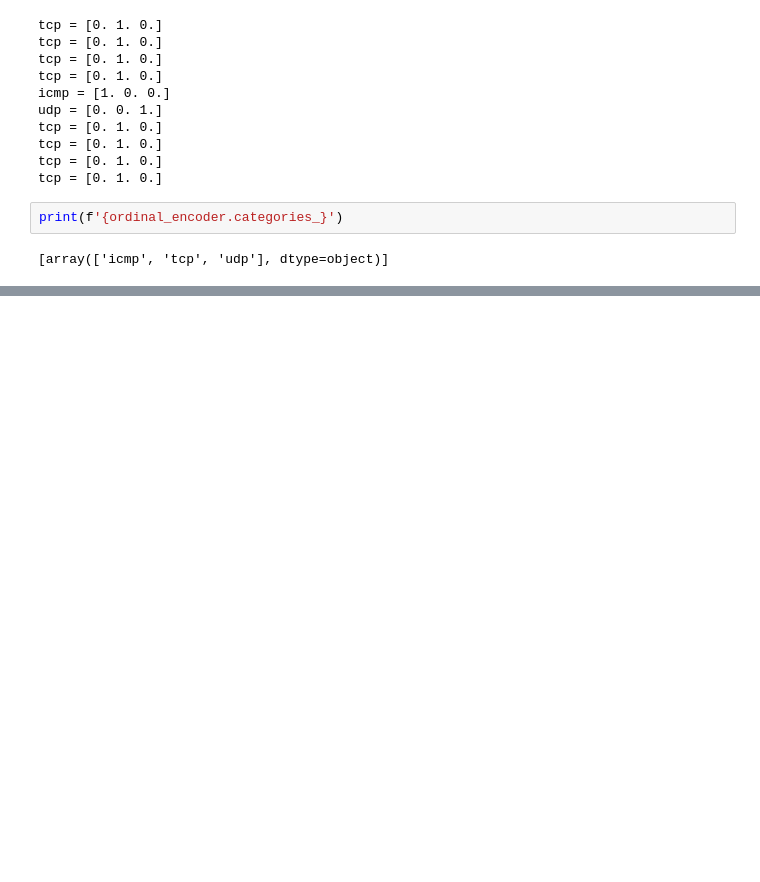
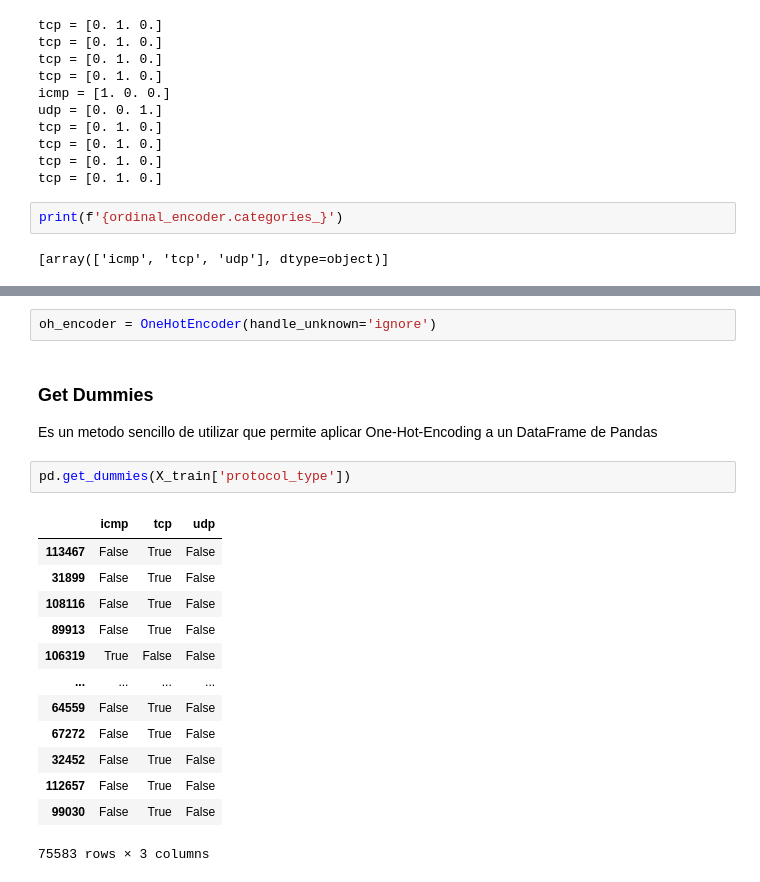
Before and after one commit to DiegoNoguez/Simulacion_Notebook, a Jupyter notebook: 08_Preparacion_del_DataSet.ipynb, the cells around one changed output, grey strips where cells are left out. Cells and saved outputs as stored; diff of their text form; blank space fills up the shorter version.

```diff
--- a/08_Preparacion_del_DataSet.ipynb
+++ b/08_Preparacion_del_DataSet.ipynb
@@ -492,0 +497,22 @@ print(f'{ordinal_encoder.categories_}')
+# %%
+oh_encoder = OneHotEncoder(handle_unknown='ignore')
+# %% [markdown]
+### Get Dummies
+
+Es un metodo sencillo de utilizar que permite aplicar One-Hot-Encoding a un DataFrame de Pandas
+# %%
+pd.get_dummies(X_train['protocol_type'])
+# %% [output]
+|  | icmp | tcp | udp |
+| 113467 | False | True | False |
+| 31899 | False | True | False |
+| 108116 | False | True | False |
+| 89913 | False | True | False |
+| 106319 | True | False | False |
+| ... | ... | ... | ... |
+| 64559 | False | True | False |
+| 67272 | False | True | False |
+| 32452 | False | True | False |
+| 112657 | False | True | False |
+| 99030 | False | True | False |
+75583 rows × 3 columns
```
Also changed, not shown: parts of 6 cells of this notebook.
